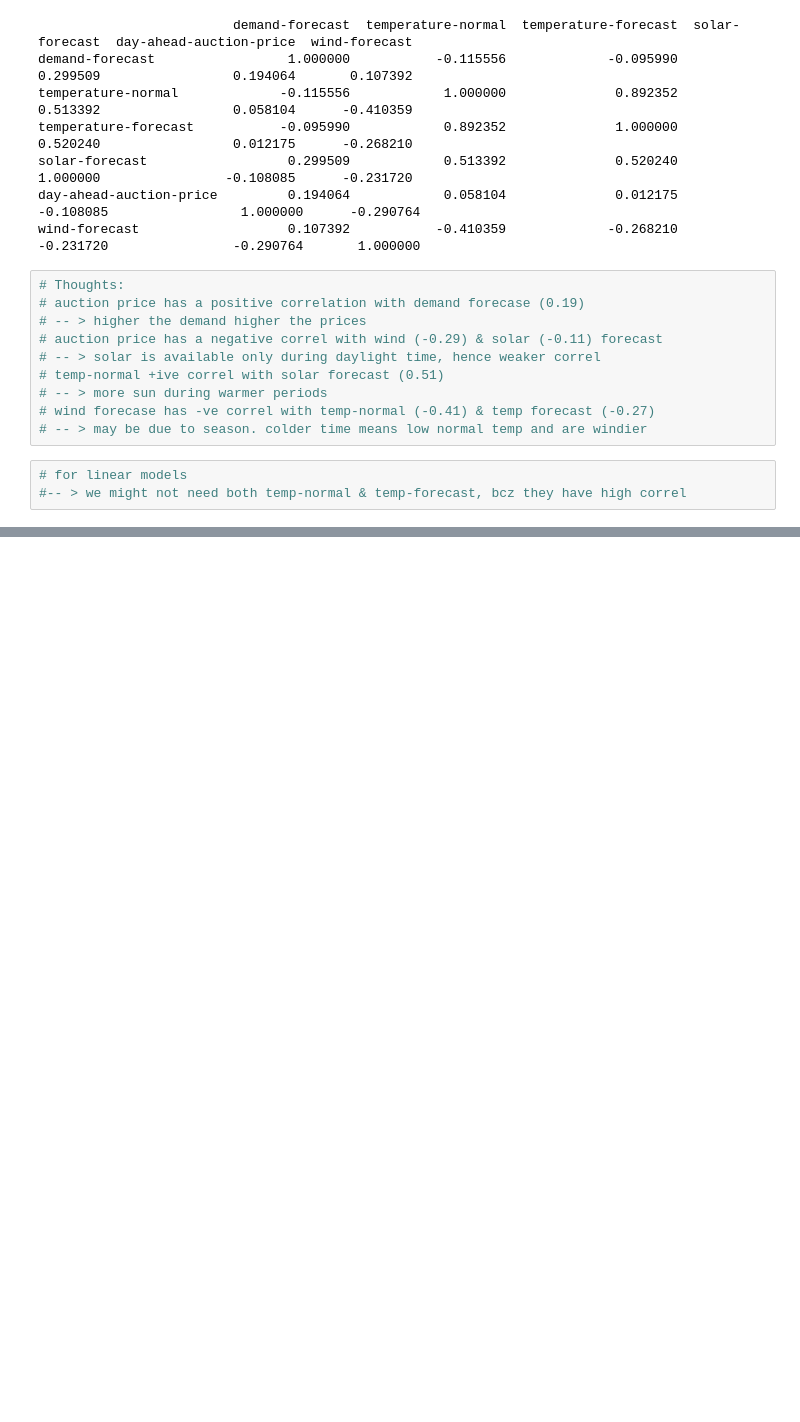
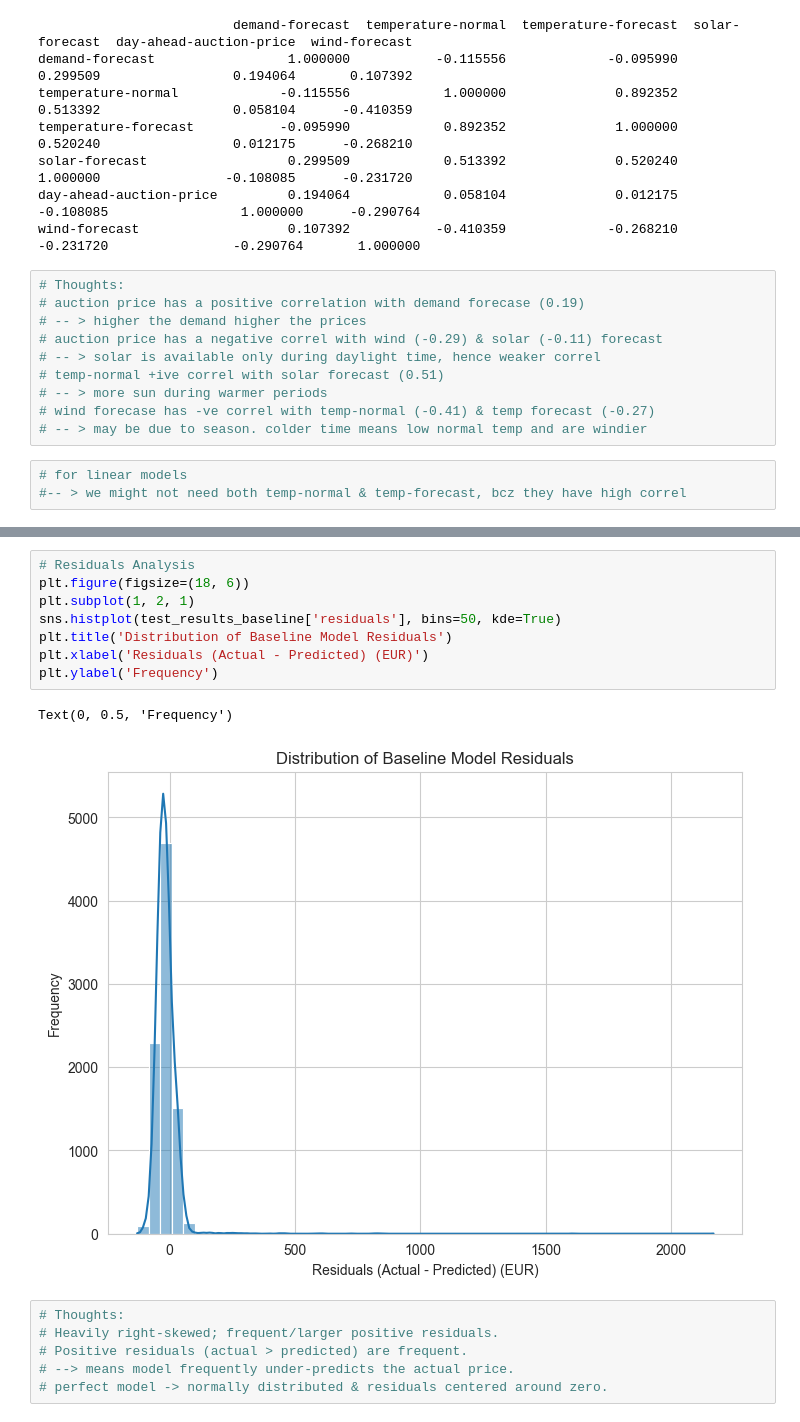
Before and after one commit to RNstu08/Electricity-Price-Forecast, a Jupyter notebook: day_ahead_price_forecasting.ipynb, the cells around one changed output, grey strips where cells are left out. Cells and saved outputs as stored; diff of their text form; blank space fills up the shorter version.

```diff
--- a/day_ahead_price_forecasting.ipynb
+++ b/day_ahead_price_forecasting.ipynb
@@ -274,0 +427,17 @@ wind-forecast                   0.107392           -0.410359             -0.2682
+# %%
+# Residuals Analysis
+plt.figure(figsize=(18, 6))
+plt.subplot(1, 2, 1)
+sns.histplot(test_results_baseline['residuals'], bins=50, kde=True)
+plt.title('Distribution of Baseline Model Residuals')
+plt.xlabel('Residuals (Actual - Predicted) (EUR)')
+plt.ylabel('Frequency')
+# %% [output]
+Text(0, 0.5, 'Frequency')
+[figure, added]
+# %%
+# Thoughts:
+# Heavily right-skewed; frequent/larger positive residuals.
+# Positive residuals (actual > predicted) are frequent.
+# --> means model frequently under-predicts the actual price.
+# perfect model -> normally distributed & residuals centered around zero.
```
Also changed, not shown: parts of 28 cells of this notebook.
